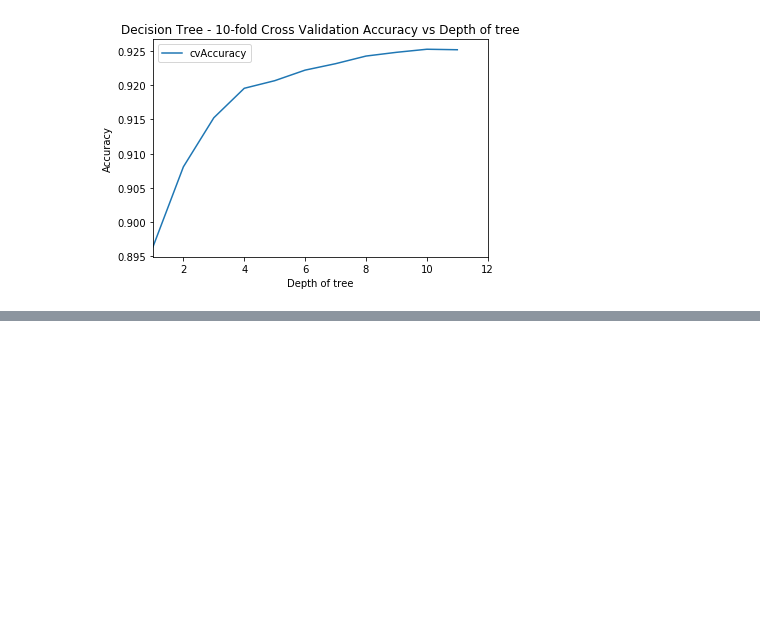
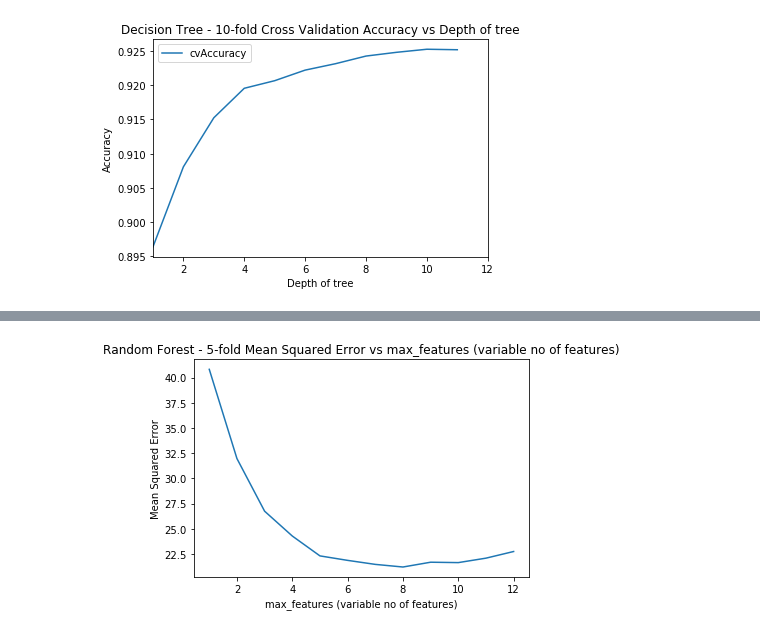
Before and after one commit to tvganesh/RPython-Part5, a Jupyter notebook: RandPython-Part5.ipynb, the cells around one changed output, grey strips where cells are left out. Drawn from its saved outputs; the diff is of its cells as text; code cells hidden in the pictures; blank space fills up the shorter version.

```diff
--- a/RandPython-Part5.ipynb
+++ b/RandPython-Part5.ipynb
@@ -209,0 +231,9 @@ Index([u'crimeRate', u'zone', u'indus', u'charles', u'nox', u'rooms', u'age',
+# %%
+plt.plot(range(1,13),cvError)
+fig2=plt.title("Random Forest - 5-fold CV- Mean Squared Error vs max_features (variable no of features)")
+fig2=plt.xlabel("max_features (variable no of features)")
+fig2=plt.ylabel("Mean Squared Error")
+fig2.figure.savefig('foo2.png', bbox_inches='tight')
+plt.show()
+# %% [output]
+[figure, added]
```
Also changed, not shown: parts of 3 cells of this notebook, 2 other files.
